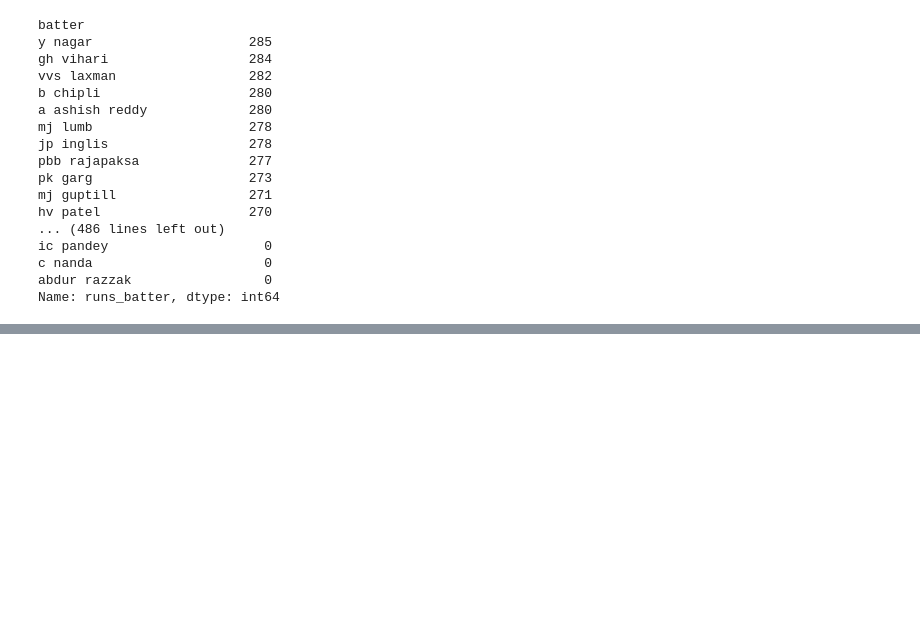
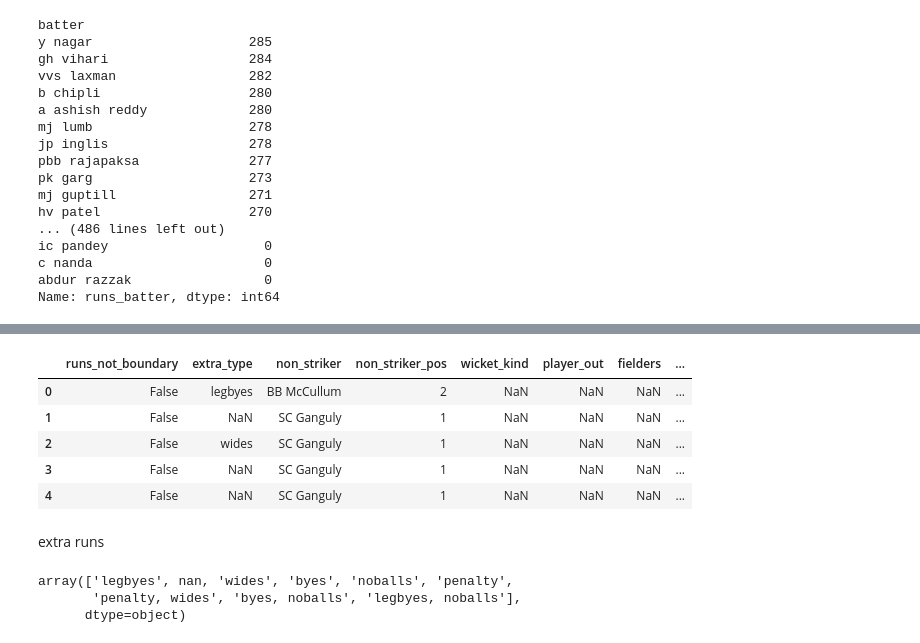
Before and after one commit to karansingh-chauhan/IPL-DATA-ANALYSIS, a Jupyter notebook: main.ipynb, the cells around one changed output, grey strips where cells are left out. Cells and saved outputs as stored; diff of their text form; code cells hidden in the pictures; blank space fills up the shorter version.

```diff
--- a/main.ipynb
+++ b/main.ipynb
@@ -271,0 +546,17 @@ train_df.head()
+# %%
+train_df.iloc[:,15:].head()
+# %% [output]
+|  | runs_not_boundary | extra_type | non_striker | non_striker_pos | wicket_kind | player_out | fielders | ... |
+| 0 | False | legbyes | BB McCullum | 2 | NaN | NaN | NaN | ... |
+| 1 | False | NaN | SC Ganguly | 1 | NaN | NaN | NaN | ... |
+| 2 | False | wides | SC Ganguly | 1 | NaN | NaN | NaN | ... |
+| 3 | False | NaN | SC Ganguly | 1 | NaN | NaN | NaN | ... |
+| 4 | False | NaN | SC Ganguly | 1 | NaN | NaN | NaN | ... |
+# %% [markdown]
+extra runs
+# %%
+train_df['extra_type'].unique()
+# %% [output]
+array(['legbyes', nan, 'wides', 'byes', 'noballs', 'penalty',
+       'penalty, wides', 'byes, noballs', 'legbyes, noballs'],
+      dtype=object)
```
Also changed, not shown: parts of 58 cells of this notebook.
